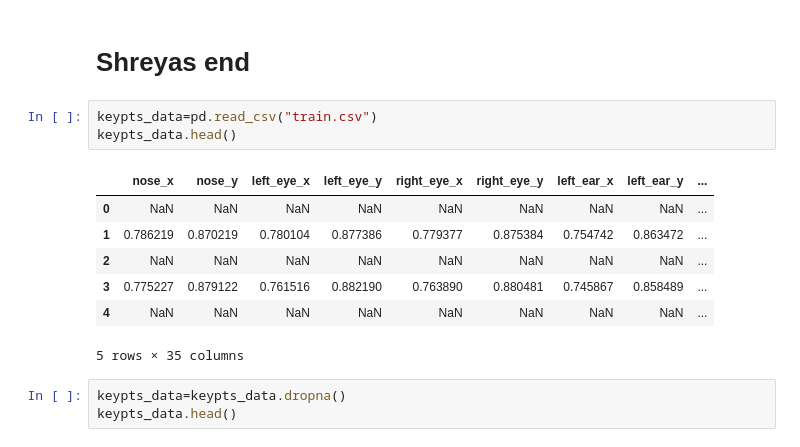
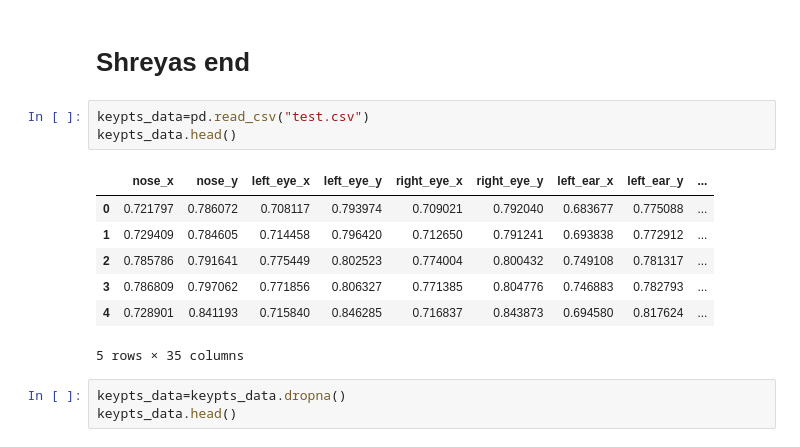
Before and after one commit to radhamujumdar/Yoga_Class-Analysis, a Jupyter notebook: Frames_folder.ipynb, the cells around one changed output. Drawn from its saved outputs; the diff is of its cells as text.

Commit message:
y_test

```diff
--- a/Frames_folder.ipynb
+++ b/Frames_folder.ipynb
@@ -377,15 +377,15 @@ plt.show()
 # %% [markdown]
 # Shreyas __end__
 # %%
-keypts_data=pd.read_csv("train.csv")
+keypts_data=pd.read_csv("test.csv")
 keypts_data.head()
 # %% [output]
 |  | nose_x | nose_y | left_eye_x | left_eye_y | right_eye_x | right_eye_y | left_ear_x | left_ear_y | ... |
-| 0 | NaN | NaN | NaN | NaN | NaN | NaN | NaN | NaN | ... |
-| 1 | 0.786219 | 0.870219 | 0.780104 | 0.877386 | 0.779377 | 0.875384 | 0.754742 | 0.863472 | ... |
-| 2 | NaN | NaN | NaN | NaN | NaN | NaN | NaN | NaN | ... |
-| 3 | 0.775227 | 0.879122 | 0.761516 | 0.882190 | 0.763890 | 0.880481 | 0.745867 | 0.858489 | ... |
-| 4 | NaN | NaN | NaN | NaN | NaN | NaN | NaN | NaN | ... |
+| 0 | 0.721797 | 0.786072 | 0.708117 | 0.793974 | 0.709021 | 0.792040 | 0.683677 | 0.775088 | ... |
+| 1 | 0.729409 | 0.784605 | 0.714458 | 0.796420 | 0.712650 | 0.791241 | 0.693838 | 0.772912 | ... |
+| 2 | 0.785786 | 0.791641 | 0.775449 | 0.802523 | 0.774004 | 0.800432 | 0.749108 | 0.781317 | ... |
+| 3 | 0.786809 | 0.797062 | 0.771856 | 0.806327 | 0.771385 | 0.804776 | 0.746883 | 0.782793 | ... |
+| 4 | 0.728901 | 0.841193 | 0.715840 | 0.846285 | 0.716837 | 0.843873 | 0.694580 | 0.817624 | ... |
 5 rows × 35 columns
 # %%
 keypts_data=keypts_data.dropna()
```
Also changed, not shown: parts of 22 cells of this notebook, 2 other files.
